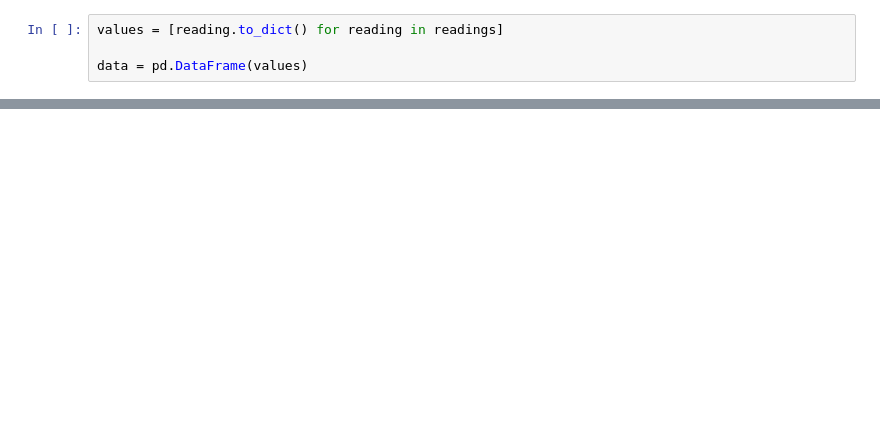
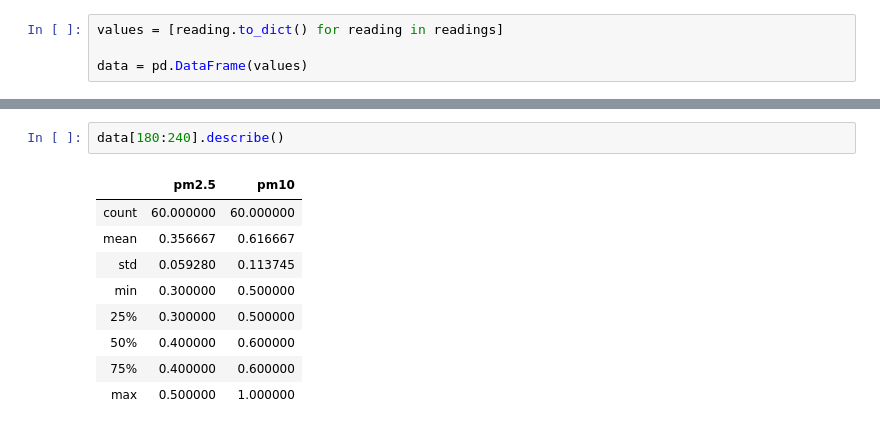
Before and after one commit to trevordimartino/pm-sensor, a Jupyter notebook: plot_readings.ipynb, the cells around one changed output, grey strips where cells are left out. Cells and saved outputs as stored; diff of their text form; blank space fills up the shorter version.

```diff
--- a/plot_readings.ipynb
+++ b/plot_readings.ipynb
@@ -36,0 +58,12 @@ To register the converters:
+# %%
+data[180:240].describe()
+# %% [output]
+|  | pm2.5 | pm10 |
+| count | 60.000000 | 60.000000 |
+| mean | 0.356667 | 0.616667 |
+| std | 0.059280 | 0.113745 |
+| min | 0.300000 | 0.500000 |
+| 25% | 0.300000 | 0.500000 |
+| 50% | 0.400000 | 0.600000 |
+| 75% | 0.400000 | 0.600000 |
+| max | 0.500000 | 1.000000 |
```
Also changed, not shown: parts of 4 cells of this notebook, 2 other files.
